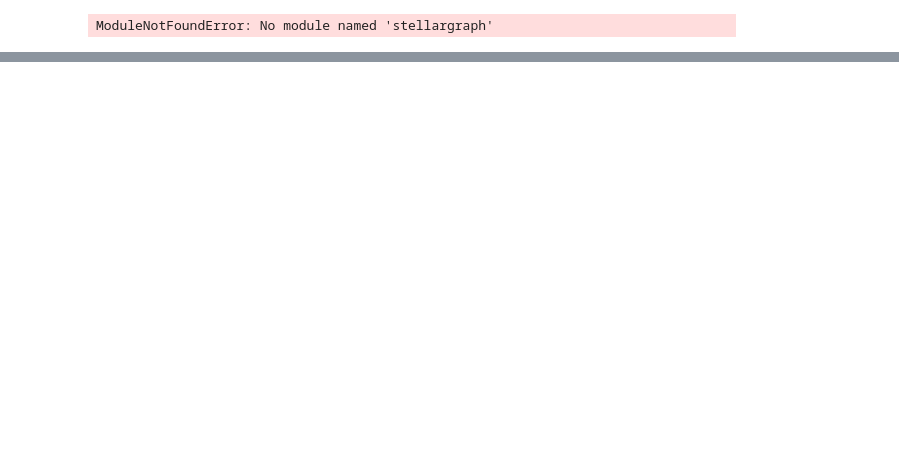
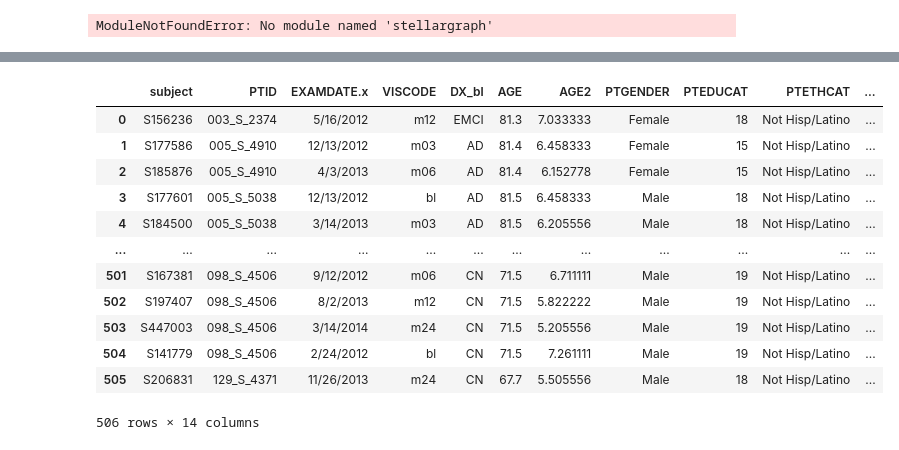
Before and after one commit to seungjoo612/brain-graph-classification, a Jupyter notebook: data_processing.ipynb, the cells around one changed output, grey strips where cells are left out. Cells and saved outputs as stored; diff of their text form; code cells hidden in the pictures; blank space fills up the shorter version.

```diff
--- a/data_processing.ipynb
+++ b/data_processing.ipynb
@@ -16,0 +110,16 @@ ModuleNotFoundError: No module named 'stellargraph'
+# %%
+dTS
+# %% [output]
+|  | subject | PTID | EXAMDATE.x | VISCODE | DX_bl | AGE | AGE2 | PTGENDER | PTEDUCAT | PTETHCAT | ... |
+| 0 | S156236 | 003_S_2374 | 5/16/2012 | m12 | EMCI | 81.3 | 7.033333 | Female | 18 | Not Hisp/Latino | ... |
+| 1 | S177586 | 005_S_4910 | 12/13/2012 | m03 | AD | 81.4 | 6.458333 | Female | 15 | Not Hisp/Latino | ... |
+| 2 | S185876 | 005_S_4910 | 4/3/2013 | m06 | AD | 81.4 | 6.152778 | Female | 15 | Not Hisp/Latino | ... |
+| 3 | S177601 | 005_S_5038 | 12/13/2012 | bl | AD | 81.5 | 6.458333 | Male | 18 | Not Hisp/Latino | ... |
+| 4 | S184500 | 005_S_5038 | 3/14/2013 | m03 | AD | 81.5 | 6.205556 | Male | 18 | Not Hisp/Latino | ... |
+| ... | ... | ... | ... | ... | ... | ... | ... | ... | ... | ... | ... |
+| 501 | S167381 | 098_S_4506 | 9/12/2012 | m06 | CN | 71.5 | 6.711111 | Male | 19 | Not Hisp/Latino | ... |
+| 502 | S197407 | 098_S_4506 | 8/2/2013 | m12 | CN | 71.5 | 5.822222 | Male | 19 | Not Hisp/Latino | ... |
+| 503 | S447003 | 098_S_4506 | 3/14/2014 | m24 | CN | 71.5 | 5.205556 | Male | 19 | Not Hisp/Latino | ... |
+| 504 | S141779 | 098_S_4506 | 2/24/2012 | bl | CN | 71.5 | 7.261111 | Male | 19 | Not Hisp/Latino | ... |
+| 505 | S206831 | 129_S_4371 | 11/26/2013 | m24 | CN | 67.7 | 5.505556 | Male | 18 | Not Hisp/Latino | ... |
+506 rows × 14 columns
```
Also changed, not shown: parts of 9 cells of this notebook.
